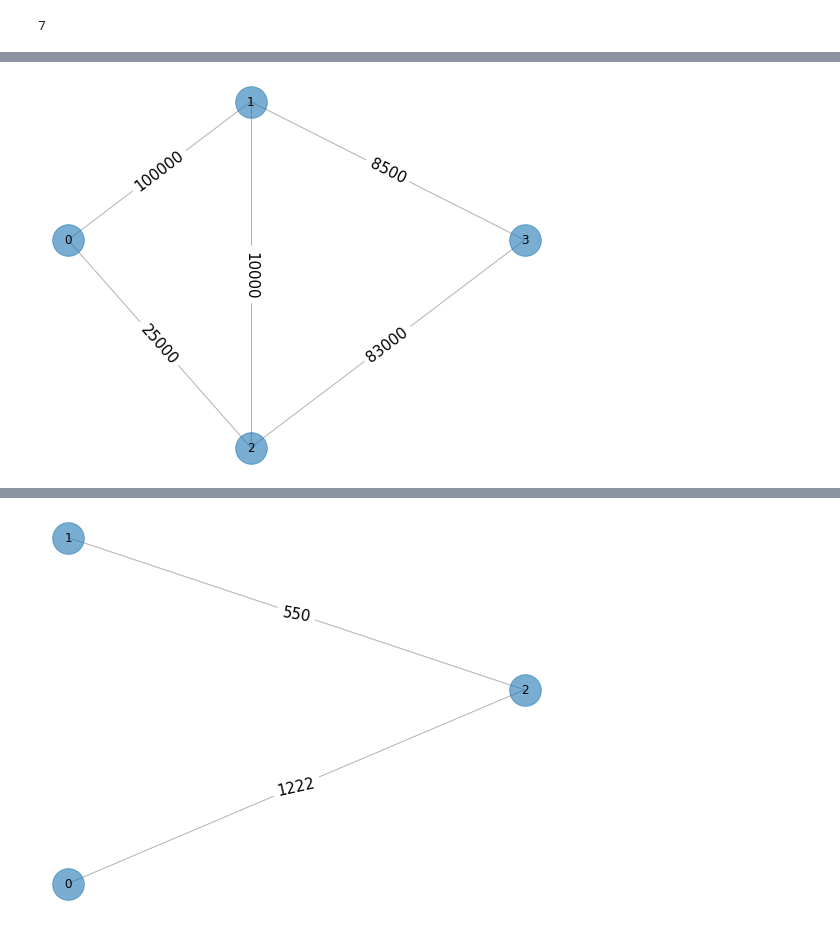
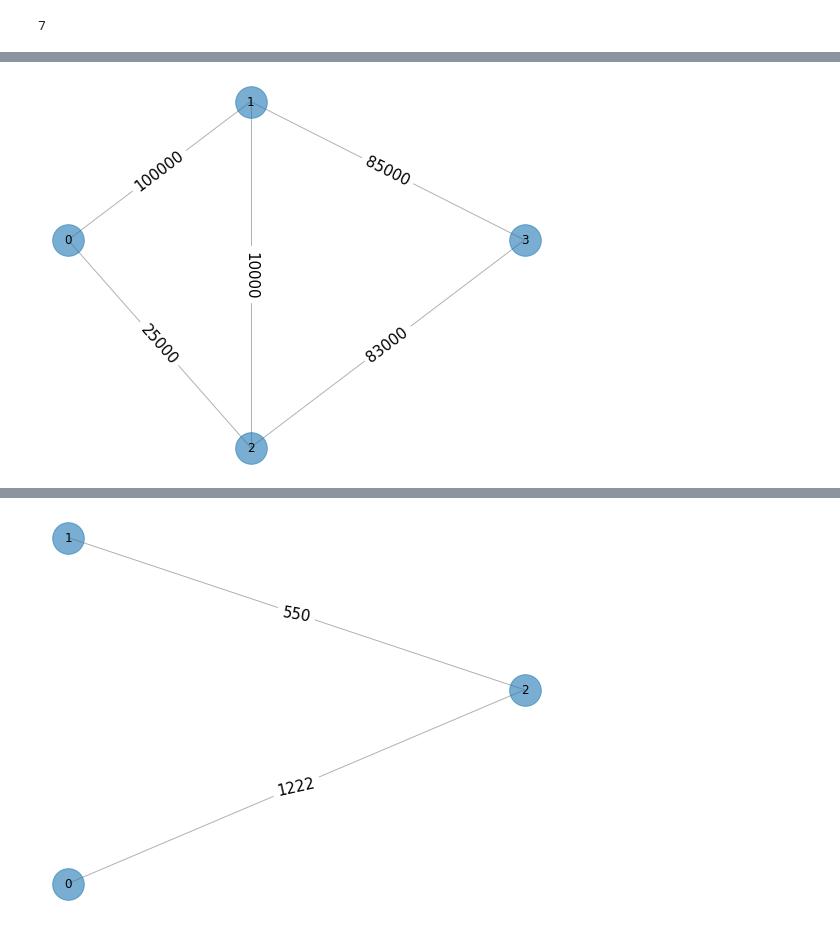
Before and after one commit to optimizacion-2-2021-1-gh-classroom/practica-2-primera-parte-diramtz, a Jupyter notebook: reporte_equipo_2_parte_1_practica_2.ipynb, the cells around one changed output, grey strips where cells are left out. Saved outputs shown, nothing was run; the diff lists cells and outputs as text; code cells hidden in the pictures.

```diff
--- a/reporte_equipo_2_parte_1_practica_2.ipynb
+++ b/reporte_equipo_2_parte_1_practica_2.ipynb
@@ -253,35 +279,35 @@ red_5 = ff.create_flow_network()
 nodes_pos_ex_2 = [[0.09090909090909091, 0.5454545454545454],
                   [0.2727272727272727, 0.7272727272727273],
                   [0.2727272727272727, 0.2727272727272727],
                   [0.5454545454545454, 0.54545454]]
 nodes = range(len(nodes_pos_ex_2))
 G_ex_2 = nx.Graph()
 G_ex_2.add_nodes_from(nodes)
 edge_labels = {(0,1): 100000,
                (0,2): 25000,
                (1,2): 10000,
-               (1,3): 8500,
+               (1,3): 85000,
                (2,3): 83000
               }
 G_ex_2.add_edges_from(edge_labels)
 for e in G_ex_2.edges():
     try:
         G_ex_2[e[0]][e[1]]["weight"] = edge_labels[e]
     except:
         G_ex_2[e[1]][e[0]]["weight"] = edge_labels[(e[1],e[0])]
 plt.figure(figsize=(9,7))
 nx.draw_networkx_edges(G_ex_2, pos=nodes_pos_ex_2,
                        alpha=0.3, min_source_margin=8,
                        min_target_margin=8)
 nx.draw_networkx_edge_labels(G_ex_2, pos=nodes_pos_ex_2,
                              edge_labels = edge_labels,
                              font_size=15)
 nx.draw_networkx_labels(G_ex_2, pos=nodes_pos_ex_2)
 nx.draw_networkx_nodes(G_ex_2, pos=nodes_pos_ex_2, node_size=1000, alpha=0.6)
 plt.axis("off")
 plt.show()
 # %% [output]
-[figure, old version]
+[figure, new version]
 # %%
 red_5.create_vertex('0', True, False) # Nodo origen
 red_5.create_vertex('3', False, True) # Nodo destino
```
Also changed, not shown: parts of 53 cells of this notebook.
